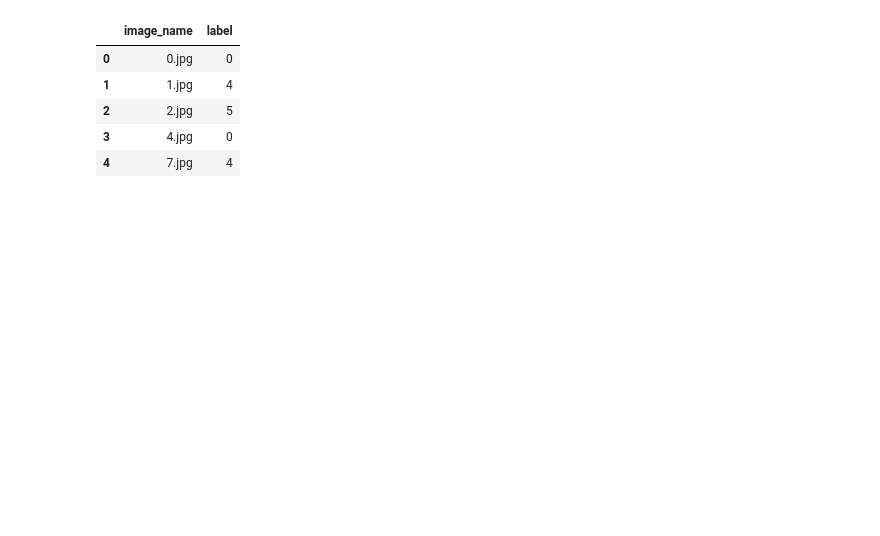
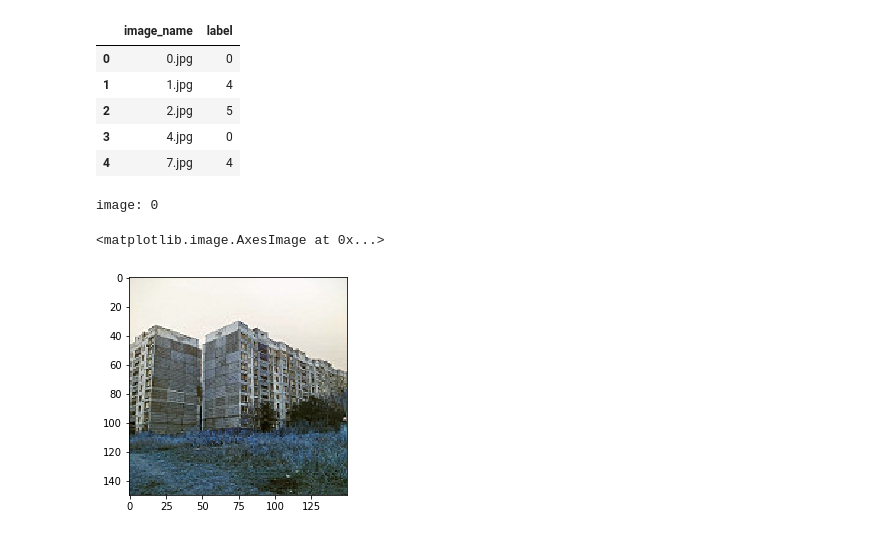
Before and after one commit to suri199507/ganpack-hackthon, a Jupyter notebook: intel data.ipynb, the cells around one changed output. Saved outputs shown, nothing was run; the diff lists cells and outputs as text; code cells hidden in the pictures; blank space fills up the shorter version.

Commit message:
image classification

```diff
--- a/intel data.ipynb
+++ b/intel data.ipynb
@@ -22,4 +41,19 @@ train.head()
 | 2 | 2.jpg | 5 |
 | 3 | 4.jpg | 0 |
 | 4 | 7.jpg | 4 |
+# %%
+import random
+i = random.choice(train.index)
+
+img_name = train.image_name[i]
+img = cv2.imread(os.path.join(file_path, 'train', img_name))
+
+print('image:' , train.label[i])
+# %% [output]
+image: 0
+# %%
+plt.imshow(img)
+# %% [output]
+<matplotlib.image.AxesImage at 0x...>
+[figure, added]
 # %%
```
Also changed, not shown: parts of 23 cells of this notebook.
